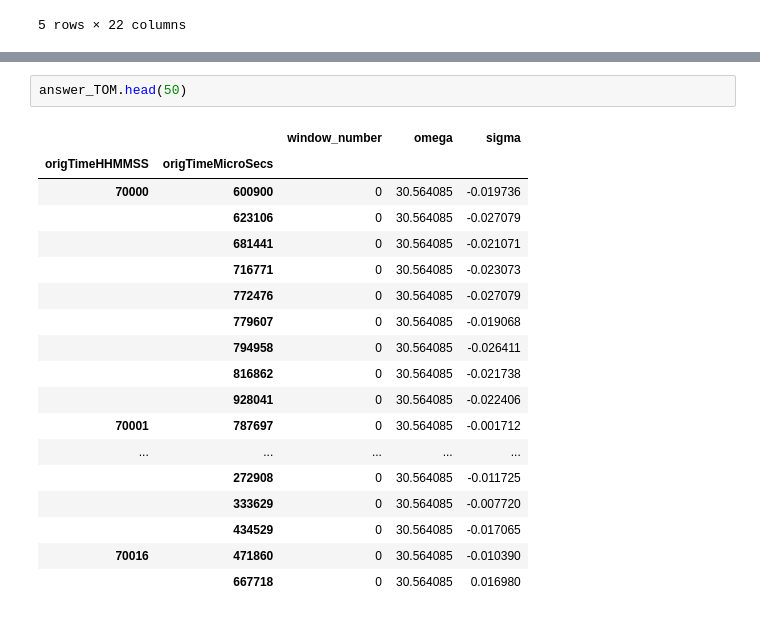
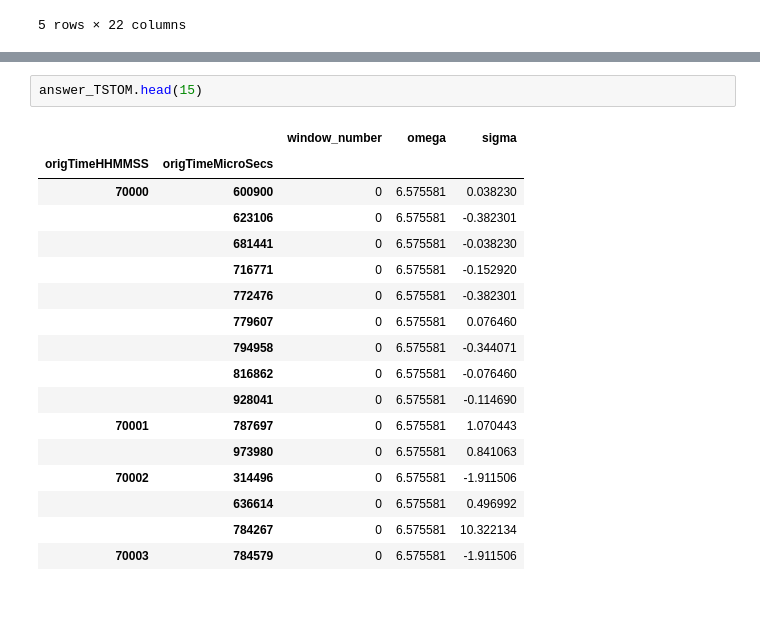
Before and after one commit to alisa-ludezh/ws_finance, a Jupyter notebook: RESTway.ipynb, the cells around one changed output, grey strips where cells are left out. Saved outputs shown, nothing was run; the diff lists cells and outputs as text.

```diff
--- a/RESTway.ipynb
+++ b/RESTway.ipynb
@@ -31,22 +31,21 @@ table_TSTOM = my_func(table_TSTOM, 50)
-# %%
-answer_TOM.head(50)
-# %% [output]
-|  |  | window_number | omega | sigma |
-| origTimeHHMMSS | origTimeMicroSecs |  |  |  |
-| 70000 | 600900 | 0 | 30.564085 | -0.019736 |
-|  | 623106 | 0 | 30.564085 | -0.027079 |
-|  | 681441 | 0 | 30.564085 | -0.021071 |
-|  | 716771 | 0 | 30.564085 | -0.023073 |
-|  | 772476 | 0 | 30.564085 | -0.027079 |
-|  | 779607 | 0 | 30.564085 | -0.019068 |
-|  | 794958 | 0 | 30.564085 | -0.026411 |
-|  | 816862 | 0 | 30.564085 | -0.021738 |
-|  | 928041 | 0 | 30.564085 | -0.022406 |
-| 70001 | 787697 | 0 | 30.564085 | -0.001712 |
-| ... | ... | ... | ... | ... |
-|  | 272908 | 0 | 30.564085 | -0.011725 |
-|  | 333629 | 0 | 30.564085 | -0.007720 |
-|  | 434529 | 0 | 30.564085 | -0.017065 |
-| 70016 | 471860 | 0 | 30.564085 | -0.010390 |
-|  | 667718 | 0 | 30.564085 | 0.016980 |
+# %%
+answer_TSTOM.head(15)
+# %% [output]
+|  |  | window_number | omega | sigma |
+| origTimeHHMMSS | origTimeMicroSecs |  |  |  |
+| 70000 | 600900 | 0 | 6.575581 | 0.038230 |
+|  | 623106 | 0 | 6.575581 | -0.382301 |
+|  | 681441 | 0 | 6.575581 | -0.038230 |
+|  | 716771 | 0 | 6.575581 | -0.152920 |
+|  | 772476 | 0 | 6.575581 | -0.382301 |
+|  | 779607 | 0 | 6.575581 | 0.076460 |
+|  | 794958 | 0 | 6.575581 | -0.344071 |
+|  | 816862 | 0 | 6.575581 | -0.076460 |
+|  | 928041 | 0 | 6.575581 | -0.114690 |
+| 70001 | 787697 | 0 | 6.575581 | 1.070443 |
+|  | 973980 | 0 | 6.575581 | 0.841063 |
+| 70002 | 314496 | 0 | 6.575581 | -1.911506 |
+|  | 636614 | 0 | 6.575581 | 0.496992 |
+|  | 784267 | 0 | 6.575581 | 10.322134 |
+| 70003 | 784579 | 0 | 6.575581 | -1.911506 |
 # %%
```
Also changed, not shown: parts of 6 cells of this notebook.
